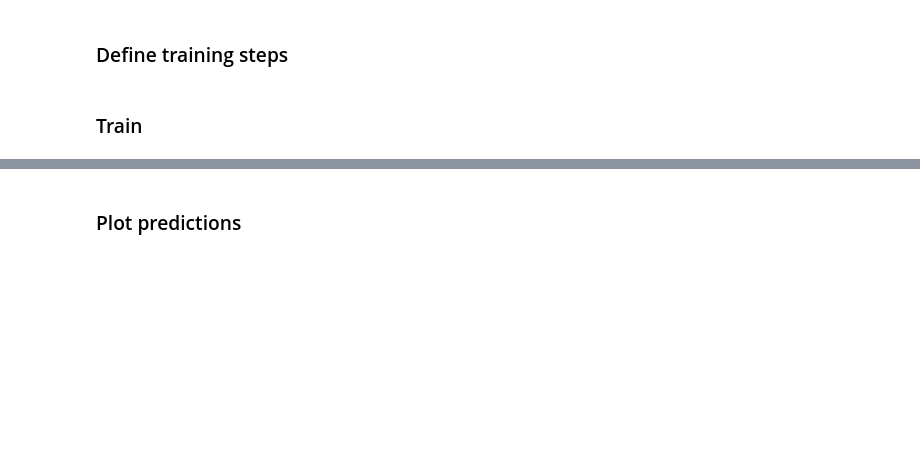
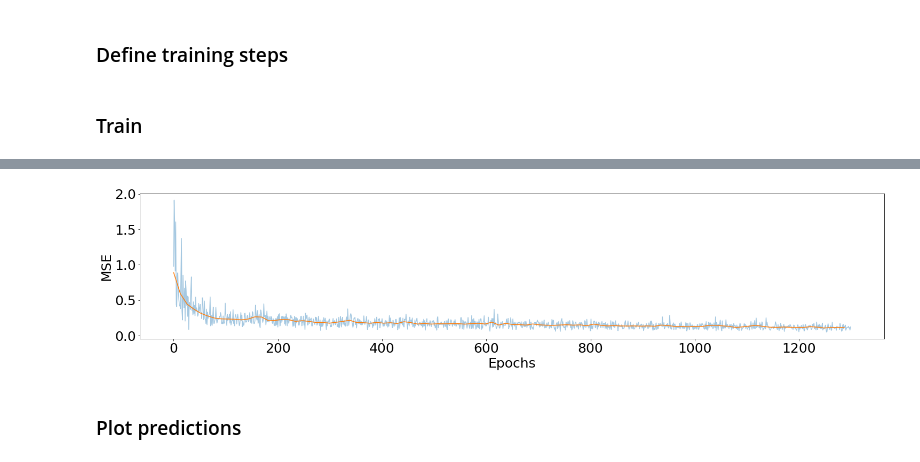
Before and after one commit to maxjcohen/SMCL, a Jupyter notebook: lstm_dropout.ipynb, the cells around one changed output, grey strips where cells are left out. Cells and saved outputs as stored; diff of their text form; code cells hidden in the pictures; blank space fills up the shorter version.

```diff
--- a/lstm_dropout.ipynb
+++ b/lstm_dropout.ipynb
@@ -158,3 +161,12 @@ MSE:    0.65 \pm 0.8721
+# %%
+loss = np.array(train_model.hist)
+plt.plot(loss, alpha=.4)
+plt.plot(np.arange(0, len(loss), len(dataloader_train)), loss.reshape(EPOCHS, len(dataloader_train)).mean(-1))
+plt.xlabel("Epochs")
+plt.ylabel("MSE")
+plt.show()
+# %% [output]
+[figure, added]
 # %% [markdown]
 ### Plot predictions
 # %%
```
Also changed, not shown: parts of 9 cells of this notebook.
